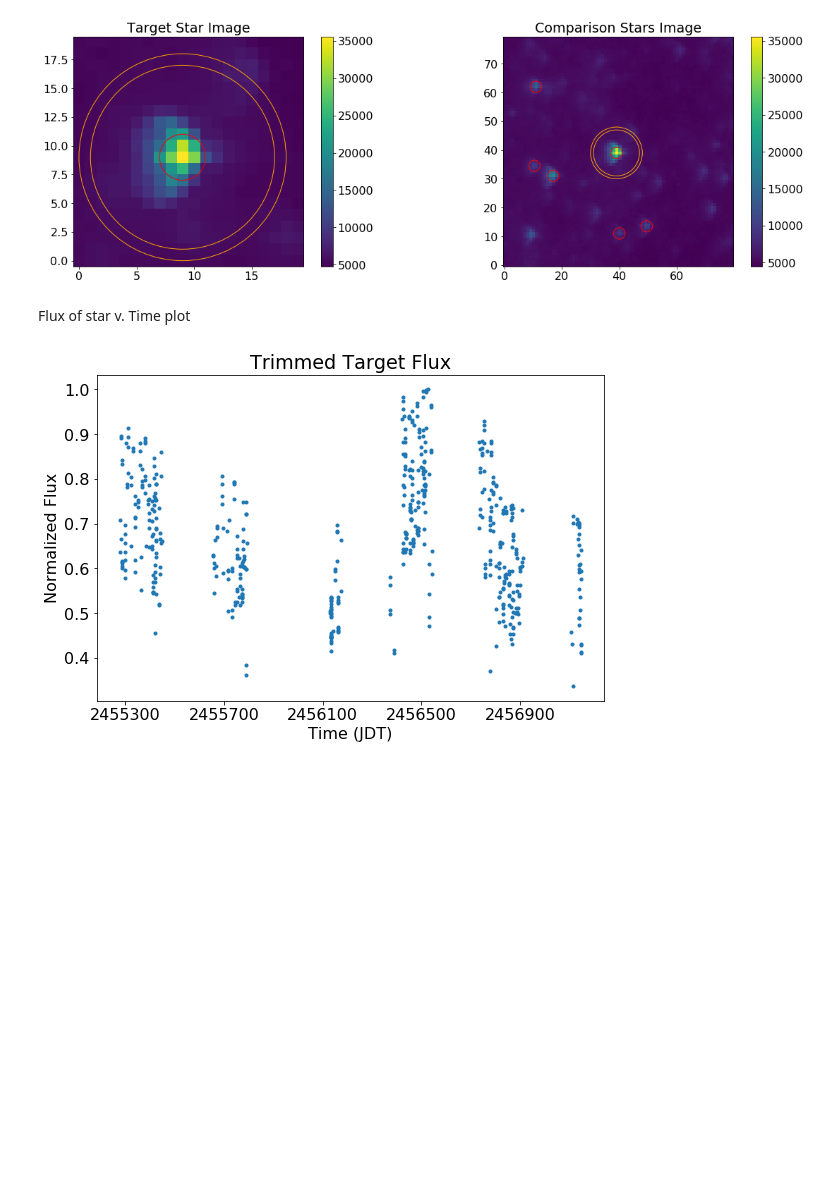
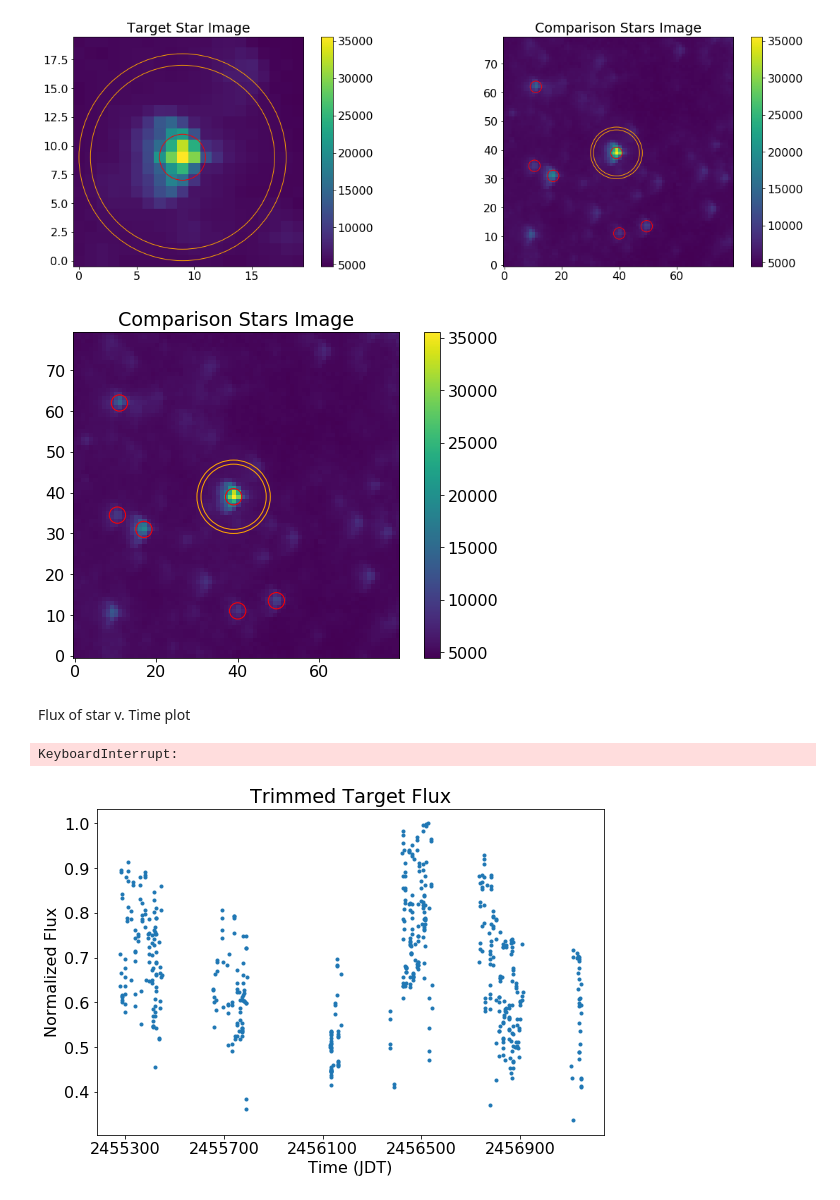
Before and after one commit to joshuapepper/kelt_halo, a Jupyter notebook: KELT Image Data Pipeline-FN Aql.ipynb, the cells around one changed output. Drawn from its saved outputs; the diff is of its cells as text; code cells hidden in the pictures; blank space fills up the shorter version.

```diff
--- a/KELT Image Data Pipeline-FN Aql.ipynb
+++ b/KELT Image Data Pipeline-FN Aql.ipynb
@@ -121,6 +127,11 @@ for i in range(len(comparison_star_circles)): comparison_star_circles[i].plot(co
 plt.show()
 # %% [output]
 [figure]
+# %%
+comparison_star_image()
+plt.show()
+# %% [output]
+[figure, added]
 # %% [markdown]
 Flux of star v. Time plot
 # %%
@@ -149,8 +160,12 @@ if cutoff_time_true == True:
     for i in range(0,len(time)):
         if time[i]<cutoff_time:
             cut_time.append(time[i])
-
-cut_flux=normalized_target_flux[:len(cut_time)]
+    cut_flux=target_flux[:len(cut_time)]
+    normalized_target_flux = cut_flux/max(cut_flux)
+else:
+    normalized_target_flux = target_flux/max(target_flux)
+# %% [output]
+KeyboardInterrupt:
 # %%
 #create flux v. time plot
 plt.subplot(121)
```
Also changed, not shown: parts of 7 cells of this notebook.
